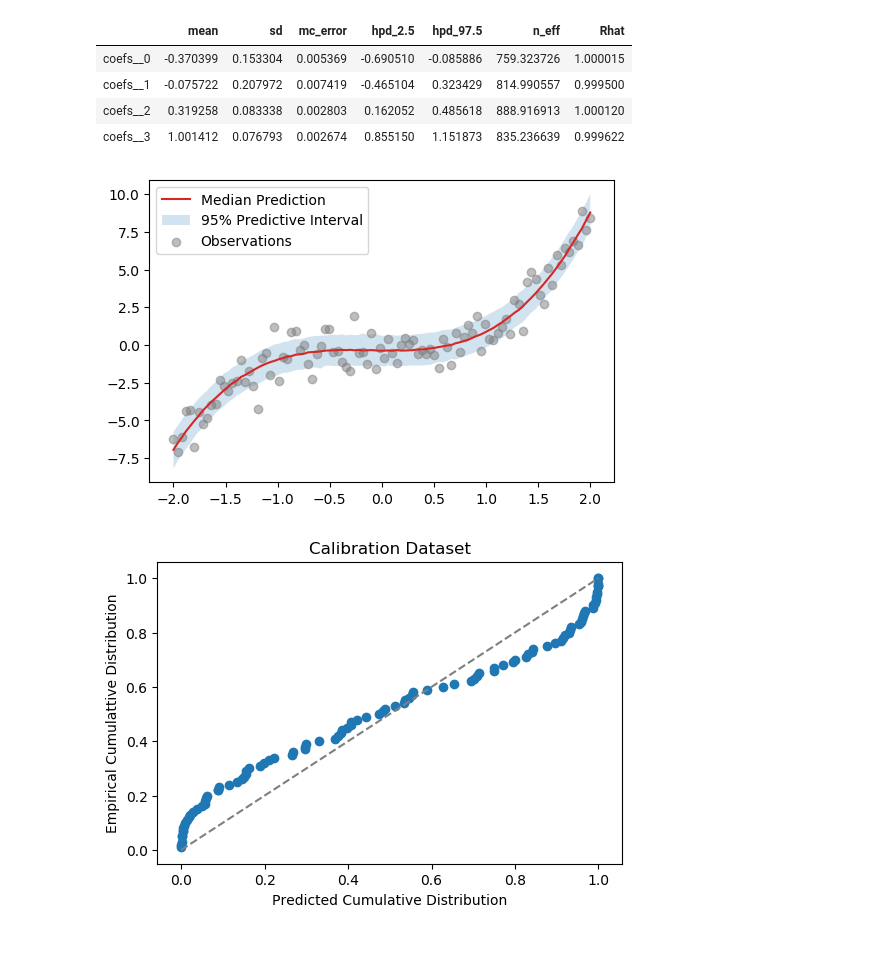
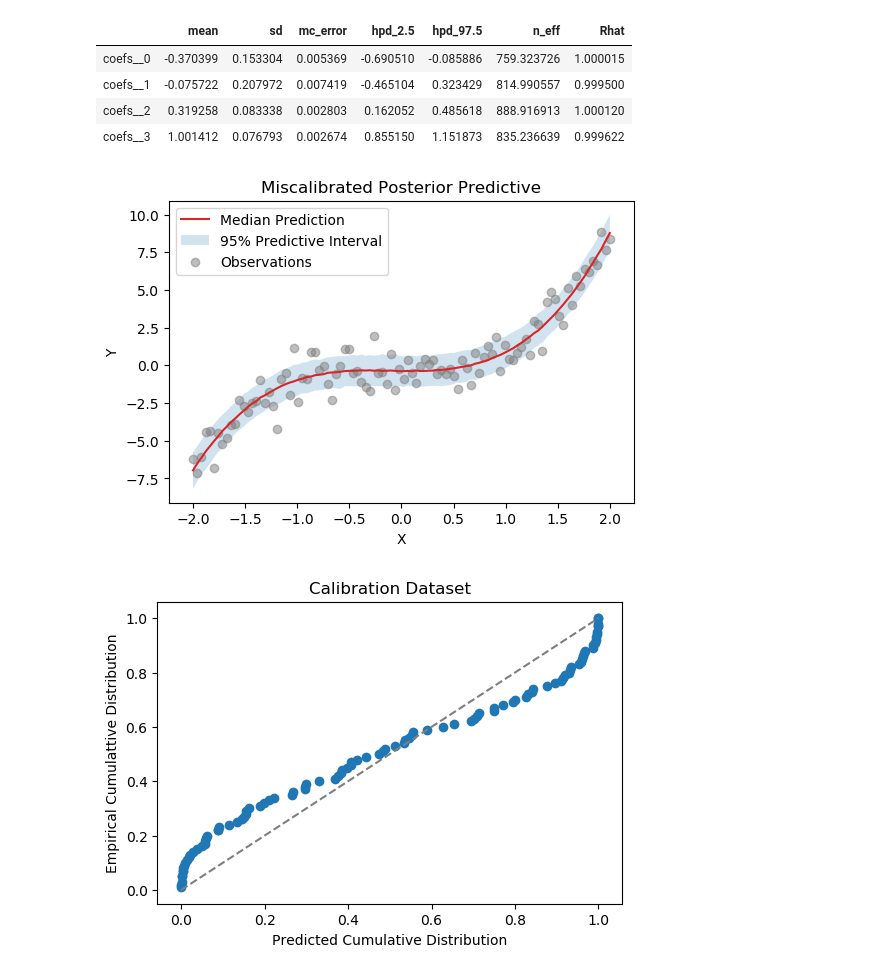
Before and after one commit to 0-one/AM207_Project_Deep_Learning_Uncertainties_Calibration, a Jupyter notebook: calibration/calibration.ipynb, the cells around one changed output. Cells and saved outputs as stored; diff of their text form; code cells hidden in the pictures; blank space fills up the shorter version.

Commit message:
Added a title to the miscalibrated plot

```diff
--- a/calibration/calibration.ipynb
+++ b/calibration/calibration.ipynb
@@ -130,18 +130,19 @@ def simulate_posterior_predictive(x, coefs, noise):
 # %%
 # Simulate the posterior predictive for 100 equally spaced values of x and
 # noise of 0.5, which is lower than the true noise to cause miscalibration
 x_test = np.linspace(x.min(), x.max(), num=100)
 coefs = trace['coefs'].T
 posterior_predictive = simulate_posterior_predictive(x_test, coefs, noise=0.5)
 
 # Plot the posterior predictive
 low, mid, high = np.percentile(posterior_predictive, [2.5, 50, 97.5], axis=1)
 plt.fill_between(x_test, low, high, alpha=0.2, label='95% Predictive Interval')
 plt.plot(x_test, mid, color='tab:red', label='Median Prediction');
 plt.scatter(x, y, color='tab:grey', alpha=0.5, label='Observations')
+plt.gca().set(xlabel='X', ylabel='Y', title='Miscalibrated Posterior Predictive')
 plt.legend();
 # %% [output]
-[figure, old version]
+[figure, new version]
 # %%
 def calculate_percentiles(samples, y):
     ''' Function to compute percentiles of y within the given samples.
```
Also changed, not shown: 1 other file.
